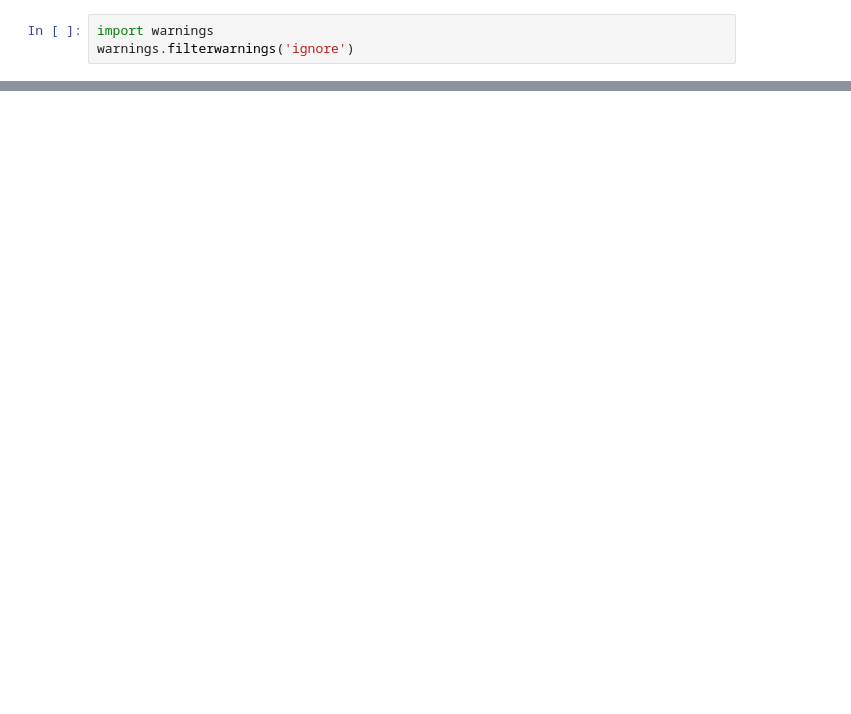
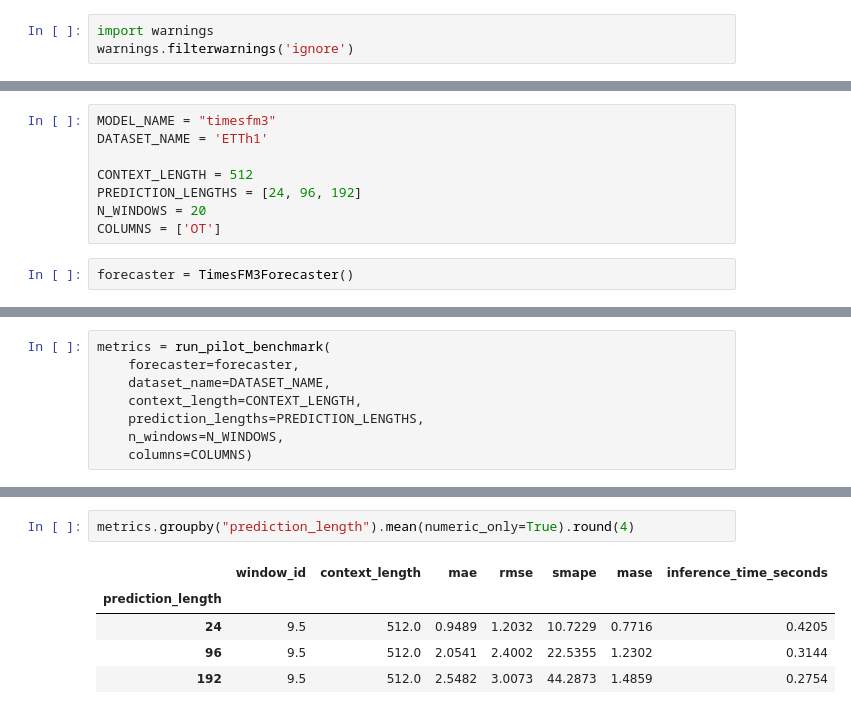
Before and after one commit to ndrhmdk/adaptive-selection-tsfm-meta-learning, a Jupyter notebook: notebooks/ETTh1/timesfm.ipynb, the cells around one changed output, grey strips where cells are left out. Saved outputs shown, nothing was run; the diff lists cells and outputs as text; blank space fills up the shorter version.

Commit message:
Add ETTh1 pilot benchmark for TSFMs and seasonal naive

```diff
--- a/notebooks/ETTh1/timesfm.ipynb
+++ b/notebooks/ETTh1/timesfm.ipynb
@@ -168,0 +21,10 @@ plt.show()
+# %%
+MODEL_NAME = "timesfm3"
+DATASET_NAME = 'ETTh1'
+
+CONTEXT_LENGTH = 512
+PREDICTION_LENGTHS = [24, 96, 192]
+N_WINDOWS = 20
+COLUMNS = ['OT']
+# %%
+forecaster = TimesFM3Forecaster()
@@ -168,0 +35,8 @@ plt.show()
+# %%
+metrics = run_pilot_benchmark(
+    forecaster=forecaster,
+    dataset_name=DATASET_NAME,
+    context_length=CONTEXT_LENGTH,
+    prediction_lengths=PREDICTION_LENGTHS,
+    n_windows=N_WINDOWS,
+    columns=COLUMNS)
@@ -168,0 +92,8 @@ plt.show()
+# %%
+metrics.groupby("prediction_length").mean(numeric_only=True).round(4)
+# %% [output]
+|  | window_id | context_length | mae | rmse | smape | mase | inference_time_seconds |
+| prediction_length |  |  |  |  |  |  |  |
+| 24 | 9.5 | 512.0 | 0.9489 | 1.2032 | 10.7229 | 0.7716 | 0.4205 |
+| 96 | 9.5 | 512.0 | 2.0541 | 2.4002 | 22.5355 | 1.2302 | 0.3144 |
+| 192 | 9.5 | 512.0 | 2.5482 | 3.0073 | 44.2873 | 1.4859 | 0.2754 |
```
Also changed, not shown: parts of 27 cells of this notebook, 48 other files.
